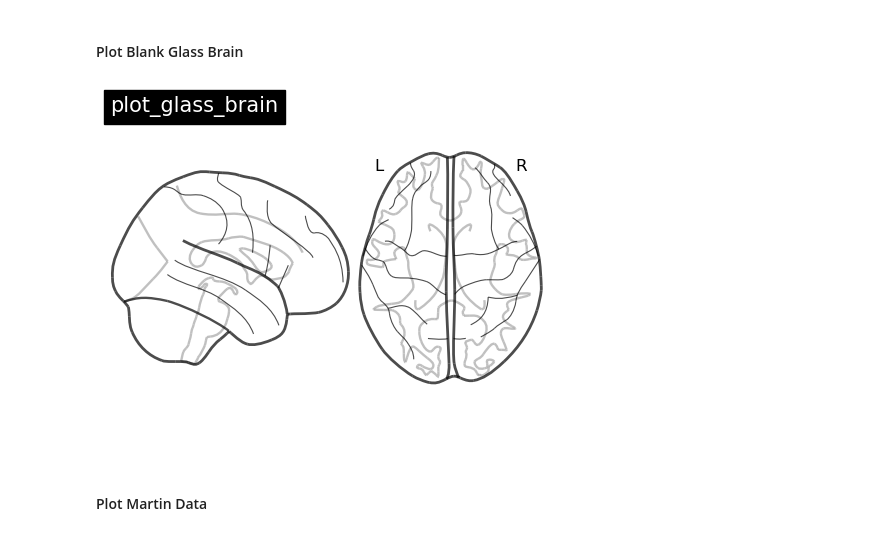
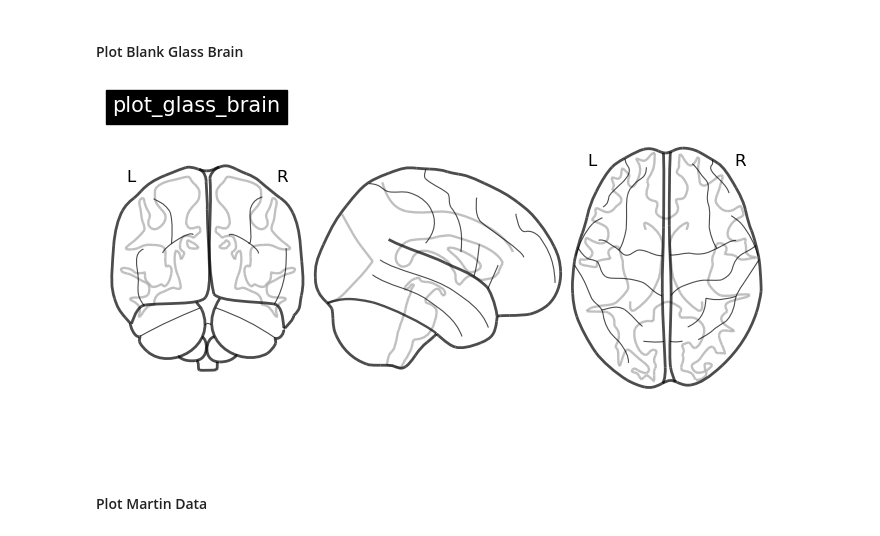
Before and after one commit to NSF-ALL-SPICE-Alliance/UoW-colab, a Jupyter notebook: kava_nilearn.ipynb, the cells around one changed output. Cells and saved outputs as stored; diff of their text form; code cells hidden in the pictures.

```diff
--- a/kava_nilearn.ipynb
+++ b/kava_nilearn.ipynb
@@ -68,14 +68,14 @@ frequency_bands = ['Theta', 'Alpha', 'Low_Beta', 'High_Beta', 'Gamma']
 # %%
 img = plotting.plot_glass_brain(
     stat_map_img=None,  # No statistical image provided
     title="plot_glass_brain",
     black_bg=False,
-    display_mode="xz",
+    #display_mode="xyz",
     threshold=None,  # Remove threshold
     colorbar=False  # Disable colorbar
 )
 # %% [output]
-[figure, old version]
+[figure, new version]
 # %% [markdown]
 #### Plot Martin Data
 # %%
```
Also changed, not shown: parts of 4 cells of this notebook.
